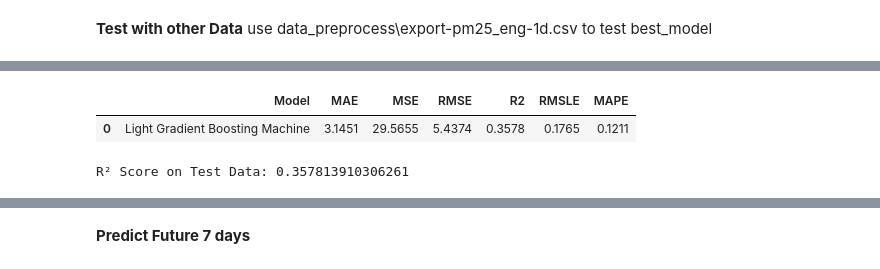
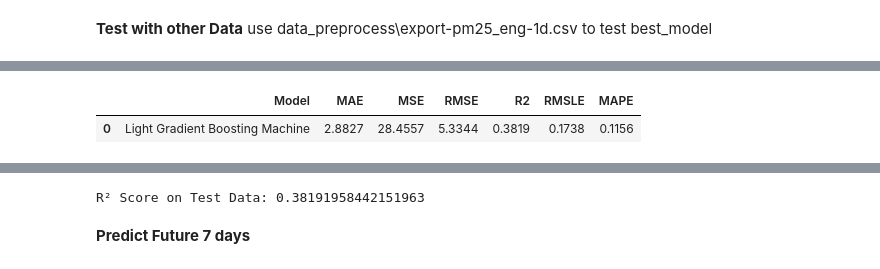
Before and after one commit to Masahiro-No/pm_2_5_project, a Jupyter notebook: test_regression2.ipynb, the cells around one changed output, grey strips where cells are left out. Drawn from its saved outputs; the diff is of its cells as text; code cells hidden in the pictures.

```diff
--- a/test_regression2.ipynb
+++ b/test_regression2.ipynb
@@ -6,5 +6,8 @@ from pycaret.regression import *
 # Load your dataset
 df = pd.read_csv("data_preprocess\export-pm25_eng-1h.csv", parse_dates=["timestamp"], index_col="timestamp")
 df = df.sort_values(by="timestamp")
+df['dayofweek'] = df.index.dayofweek
+df['month'] = df.index.month
+df['day'] = df.index.day
 df.head()
 # %% [output]
@@ -52,0 +50,5 @@ sns.boxplot(df["pm_2_5"])  # Check for outliers
+# %%
+compare_data = df[-7:]  # Last 7 known values
+compare_data
+df = df[:-7]
+compare_data
@@ -291,11 +231,8 @@ best_model_test = exp_test.compare_models()
 # %%
 # Predict on a test set (known values)
-test_predictions2 = predict_model(best_model_test, data=df[-7:])  # Last 7 known values
-
+test_predictions2 = predict_model(best_model, data=compare_data)  # Last 7 known values
+test_predictions2
 # Compute R² manually
-r2 = r2_score(df["pm_2_5"][-7:], test_predictions2["prediction_label"])
-print("R² Score on Test Data:", r2)
 # %% [output]
 |  | Model | MAE | MSE | RMSE | R2 | RMSLE | MAPE |
-| 0 | Light Gradient Boosting Machine | 3.1451 | 29.5655 | 5.4374 | 0.3578 | 0.1765 | 0.1211 |
+| 0 | Light Gradient Boosting Machine | 2.8827 | 28.4557 | 5.3344 | 0.3819 | 0.1738 | 0.1156 |
-R² Score on Test Data: 0.357813910306261
@@ -302,2 +248,7 @@ R² Score on Test Data: 0.357813910306261
+# %%
+r2 = r2_score(compare_data["pm_2_5"], test_predictions2["prediction_label"])
+print("R² Score on Test Data:", r2)
+# %% [output]
+R² Score on Test Data: 0.38191958442151963
 # %% [markdown]
 **Predict Future 7 days**
```
Also changed, not shown: parts of 29 cells of this notebook, 4 other files.
